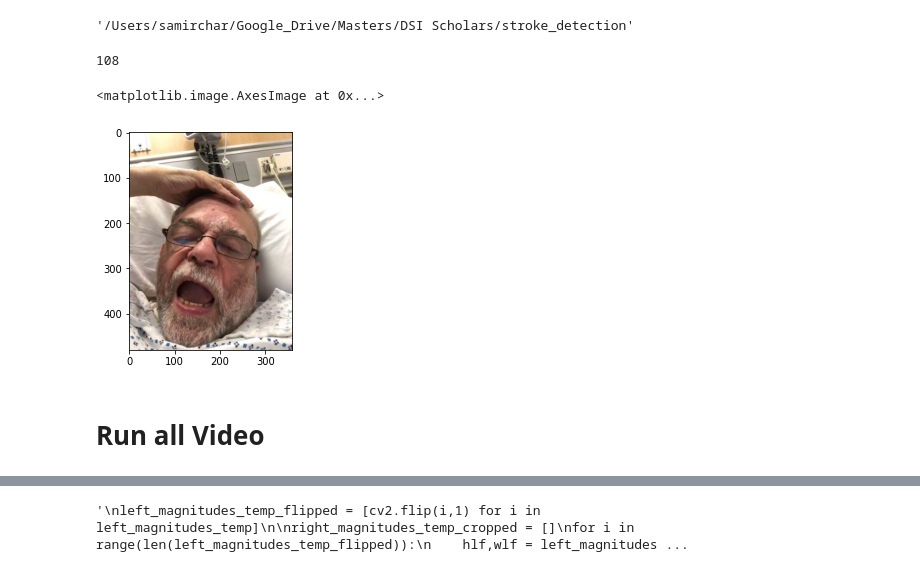
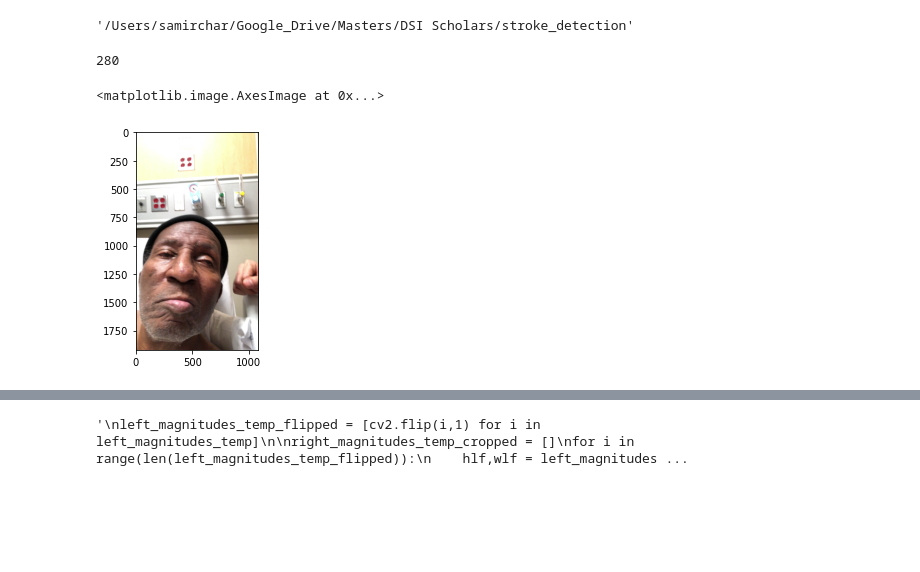
Before and after one commit to samirchar/stroke_detection, a Jupyter notebook: notebooks/lab_mediapipe_lab_static_videos.ipynb, the cells around one changed output, grey strips where cells are left out. Drawn from its saved outputs; the diff is of its cells as text; code cells hidden in the pictures; blank space fills up the shorter version.

```diff
--- a/notebooks/lab_mediapipe_lab_static_videos.ipynb
+++ b/notebooks/lab_mediapipe_lab_static_videos.ipynb
@@ -21,16 +21,24 @@ HOME
 # %%
 DUMMY_DATA_PATH = 'data/dummy_data/'
 DUMMY_DATA_2_PATH = DUMMY_DATA_PATH+'samir/'
-video = torchvision.io.read_video('data/raw/29_face_smile.mov')
+video = torchvision.io.read_video('data/raw/3_face_smile.mov')
 # %%
 FPS = video[2]['video_fps']
 frames = video[0].transpose(1,2)
 num_frames,H,W,C = frames.size()
 print(num_frames)
 # %% [output]
-108
+280
+# %%
+vertical_flip = False
+
+if vertical_flip:
+    frames = [cv2.flip(i.numpy(), 0) for i in frames]
+
+else:
+    frames = [i.numpy() for i in frames]
 # %%
-plt.imshow(frames[31])
+plt.imshow(frames[0])
 # %% [output]
 <matplotlib.image.AxesImage at 0x...>
-[figure, old version]
+[figure, new version]
@@ -74,2 +44,0 @@ bo = BarycentricOperations(landmarks_left_to_right_mapping,
-# %% [markdown]
-# Run all Video
```
Also changed, not shown: parts of 28 cells of this notebook, 3 other files.
